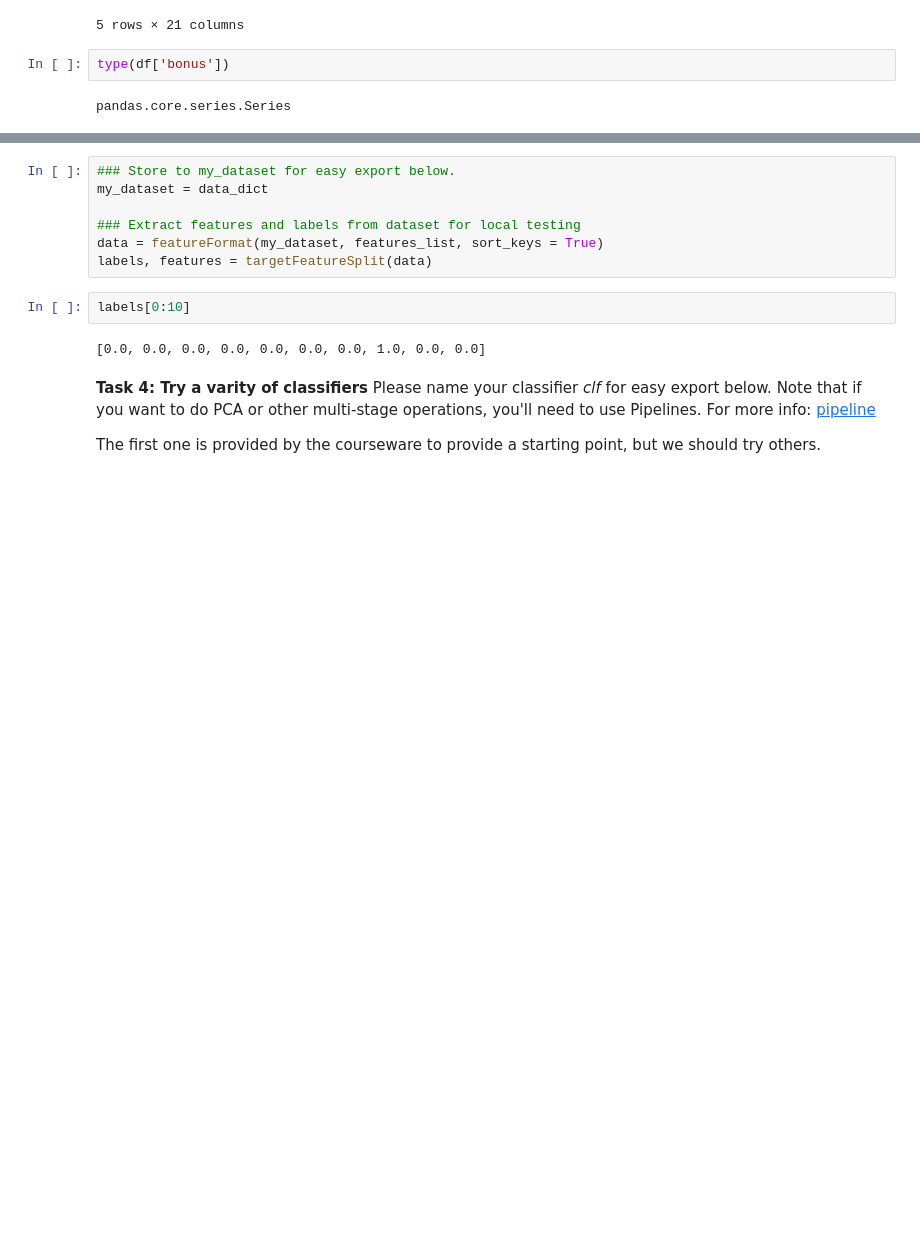
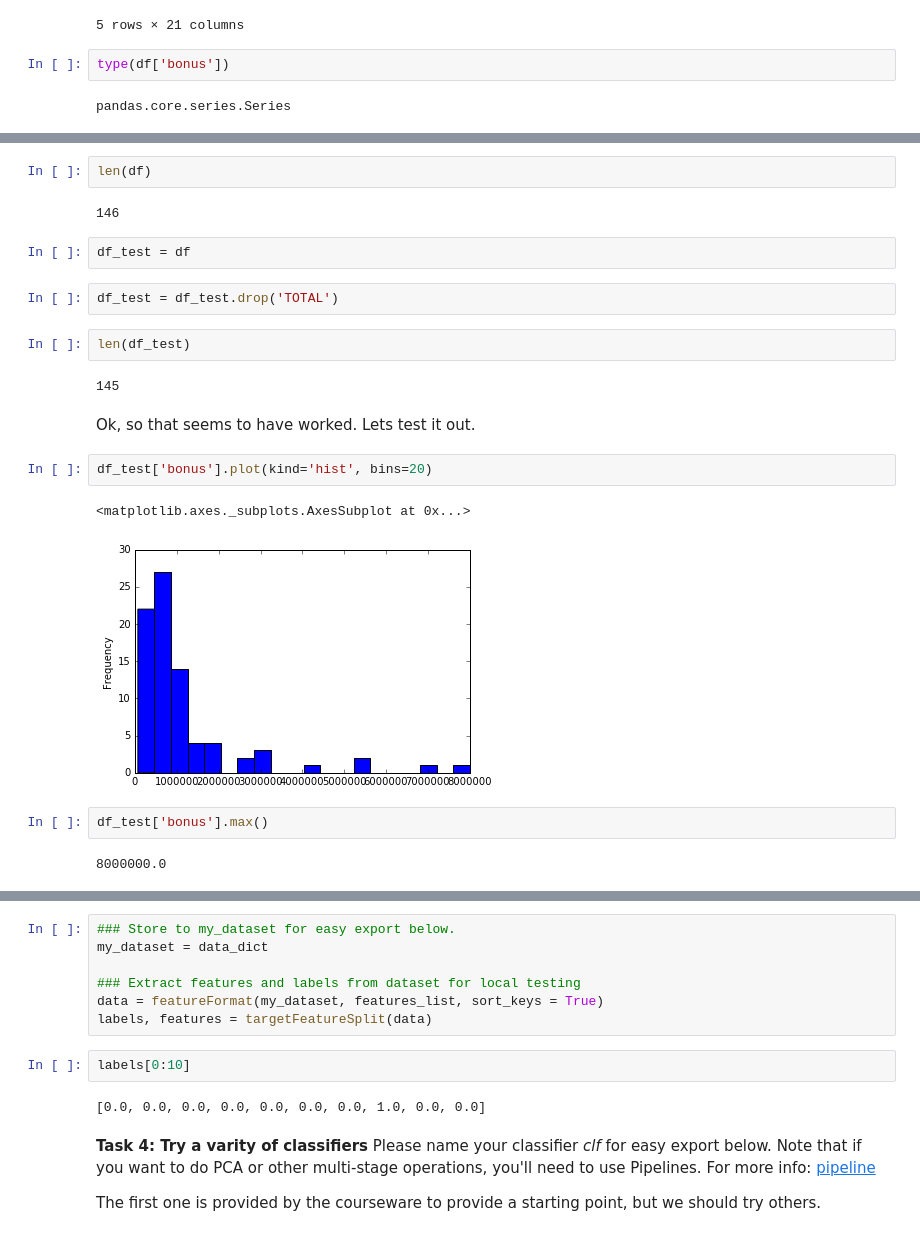
Before and after one commit to michaelreinhard/ud120-projects, a Jupyter notebook: final_project/final_project.ipynb, the cells around one changed output, grey strips where cells are left out. Drawn from its saved outputs; the diff is of its cells as text; blank space fills up the shorter version.

Commit message:
got rid of 'total'

```diff
--- a/final_project/final_project.ipynb
+++ b/final_project/final_project.ipynb
@@ -139,0 +226,23 @@ pandas.core.series.Series
+# %%
+len(df)
+# %% [output]
+146
+# %%
+df_test = df
+# %%
+df_test = df_test.drop('TOTAL')
+# %%
+len(df_test)
+# %% [output]
+145
+# %% [markdown]
+Ok, so that seems to have worked. Lets test it out.
+# %%
+df_test['bonus'].plot(kind='hist', bins=20)
+# %% [output]
+<matplotlib.axes._subplots.AxesSubplot at 0x...>
+[figure, added]
+# %%
+df_test['bonus'].max()
+# %% [output]
+8000000.0
```
Also changed, not shown: parts of 20 cells of this notebook.
